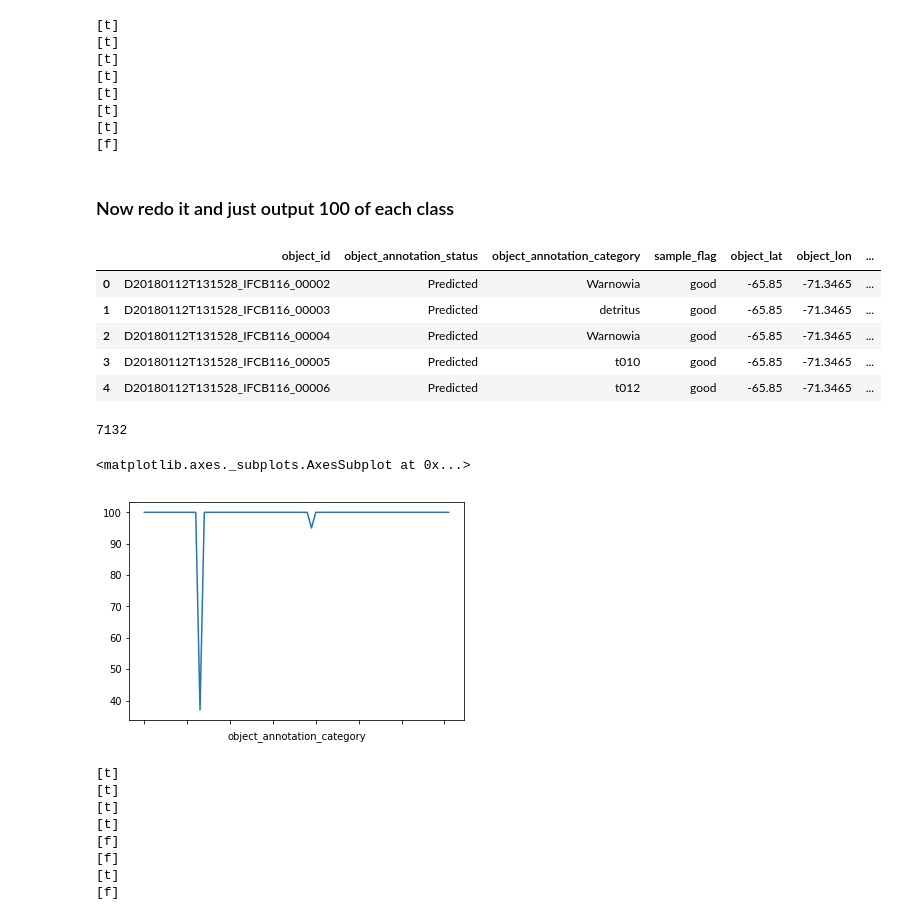
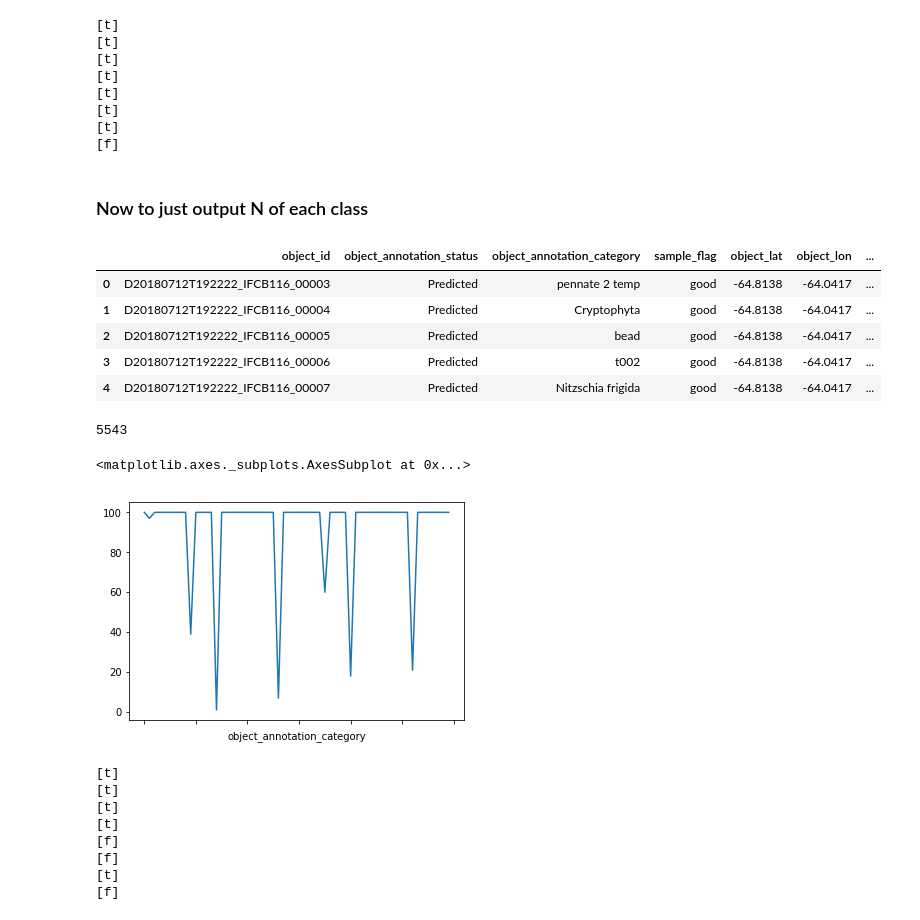
Before and after one commit to patrickcgray/deep_ifcb, a Jupyter notebook: python/model_predictions.ipynb, the cells around one changed output. Saved outputs shown, nothing was run; the diff lists cells and outputs as text; code cells hidden in the pictures.

Commit message:
lots of experimenting with the new data from schuyler and understanding why it is wrong

```diff
--- a/python/model_predictions.ipynb
+++ b/python/model_predictions.ipynb
@@ -31 +41,5 @@ img_md_subset.columns
 img_md_subset = pd.read_csv('../../../Data/fresh_data_012121/preserved/ifcb_ecotaxa_subset_012421.csv')
+# %%
+# reading in the small subsets that schuyler predicted on
+
+img_md_subset = pd.read_csv('../../../Data/fresh_data_012121/live/ecotaxa_cnn_predictions_live_100_per_class_240121.csv', sep='\t')
@@ -165,6 +183,7 @@ len(available_subset)
 # %%
 #prediction_subset = available_subset.sample(frac=frac)
-prediction_subset = available_subset[:1630000]
+#prediction_subset = available_subset[:1630000] # presered is 1630000
+prediction_subset = available_subset
 # %%
 del available_subset
 # %%
@@ -233,3 +253,3 @@ def generate_data(available_subset, batch_size):
 # %%
-predict_prob = model.predict_generator(generator = generate_data(prediction_subset,batch_size=500), steps=3260.0, verbose=1)
+predict_prob = model.predict_generator(generator = generate_data(prediction_subset,batch_size=10), steps=5830/10, verbose=1)
 #predict_prob = model.predict([X_predict, flu_data])
@@ -440,7 +463,7 @@ for f in dtps:
 # %%
 rare_cut_df.to_csv('../ecotaxa_cnn_predictions_5150000_rare_131020.csv', sep='\t')
 # %% [markdown]
-### Now redo it and just output 100 of each class
+### Now to just output N of each class
 # %%
 buckets = {}
 for key in id_class_dict:
@@ -448,31 +471,31 @@ for key in id_class_dict:
 
 object_ids = []
 
-max_count = 100
+n = 100
 
 for index, row in prediction_subset.iterrows():
-    if buckets[class_id_dict[row['object_annotation_category']]] < max_count:
+    if buckets[class_id_dict[row['object_annotation_category']]] < n:
         object_ids.append(row['object_id'])
         buckets[class_id_dict[row['object_annotation_category']]] += 1
 len(object_ids)
 
-preds_100_per_class_df = prediction_subset[prediction_subset['object_id'].isin(object_ids)]
-preds_100_per_class_df.head()
+preds_n_per_class_df = prediction_subset[prediction_subset['object_id'].isin(object_ids)]
+preds_n_per_class_df.head()
 # %% [output]
 |  | object_id | object_annotation_status | object_annotation_category | sample_flag | object_lat | object_lon | ... |
-| 0 | D20180112T131528_IFCB116_00002 | Predicted | Warnowia | good | -65.85 | -71.3465 | ... |
-| 1 | D20180112T131528_IFCB116_00003 | Predicted | detritus | good | -65.85 | -71.3465 | ... |
-| 2 | D20180112T131528_IFCB116_00004 | Predicted | Warnowia | good | -65.85 | -71.3465 | ... |
-| 3 | D20180112T131528_IFCB116_00005 | Predicted | t010 | good | -65.85 | -71.3465 | ... |
-| 4 | D20180112T131528_IFCB116_00006 | Predicted | t012 | good | -65.85 | -71.3465 | ... |
+| 0 | D20180712T192222_IFCB116_00003 | Predicted | pennate 2 temp | good | -64.8138 | -64.0417 | ... |
+| 1 | D20180712T192222_IFCB116_00004 | Predicted | Cryptophyta | good | -64.8138 | -64.0417 | ... |
+| 2 | D20180712T192222_IFCB116_00005 | Predicted | bead | good | -64.8138 | -64.0417 | ... |
+| 3 | D20180712T192222_IFCB116_00006 | Predicted | t002 | good | -64.8138 | -64.0417 | ... |
+| 4 | D20180712T192222_IFCB116_00007 | Predicted | Nitzschia frigida | good | -64.8138 | -64.0417 | ... |
 # %%
-len(preds_100_per_class_df)
+len(preds_n_per_class_df)
 # %% [output]
-7132
+5543
 # %%
-counts_per_class = preds_100_per_class_df.groupby('object_annotation_category')['object_id'].nunique()
+counts_per_class = preds_n_per_class_df.groupby('object_annotation_category')['object_id'].nunique()
 counts_per_class.plot()
 # %% [output]
 <matplotlib.axes._subplots.AxesSubplot at 0x...>
-[figure, old version]
+[figure, new version]
 # %%
```
Also changed, not shown: parts of 74 cells of this notebook, 1 other file.
